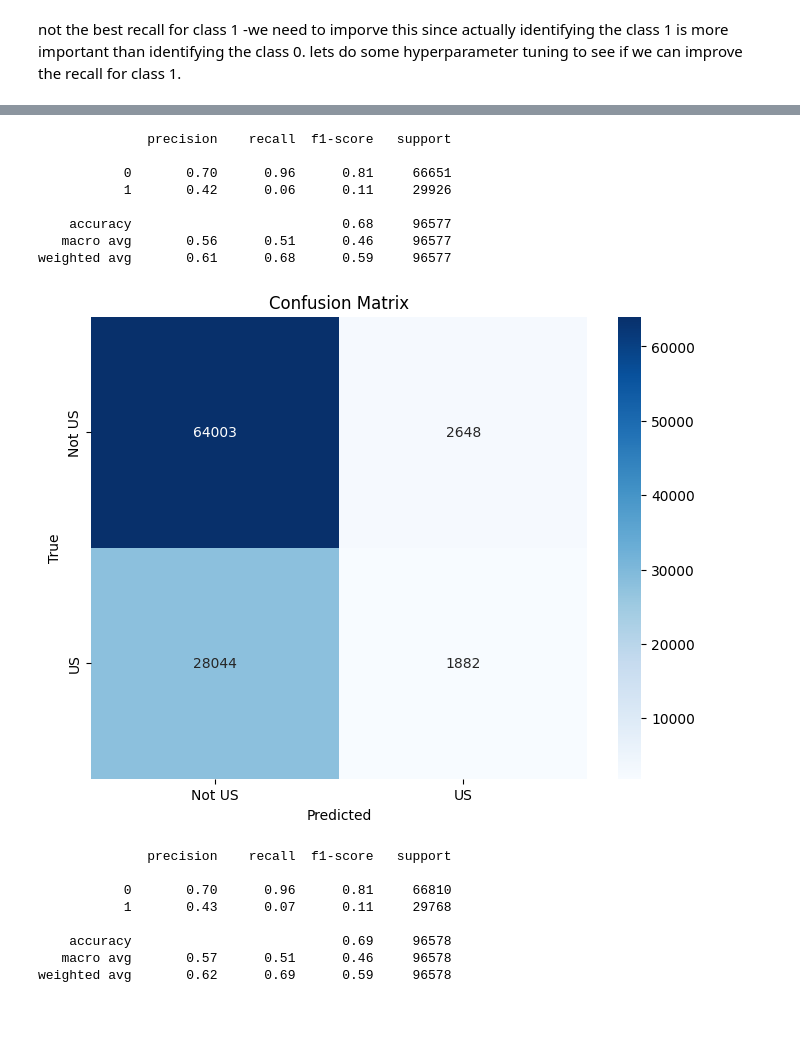
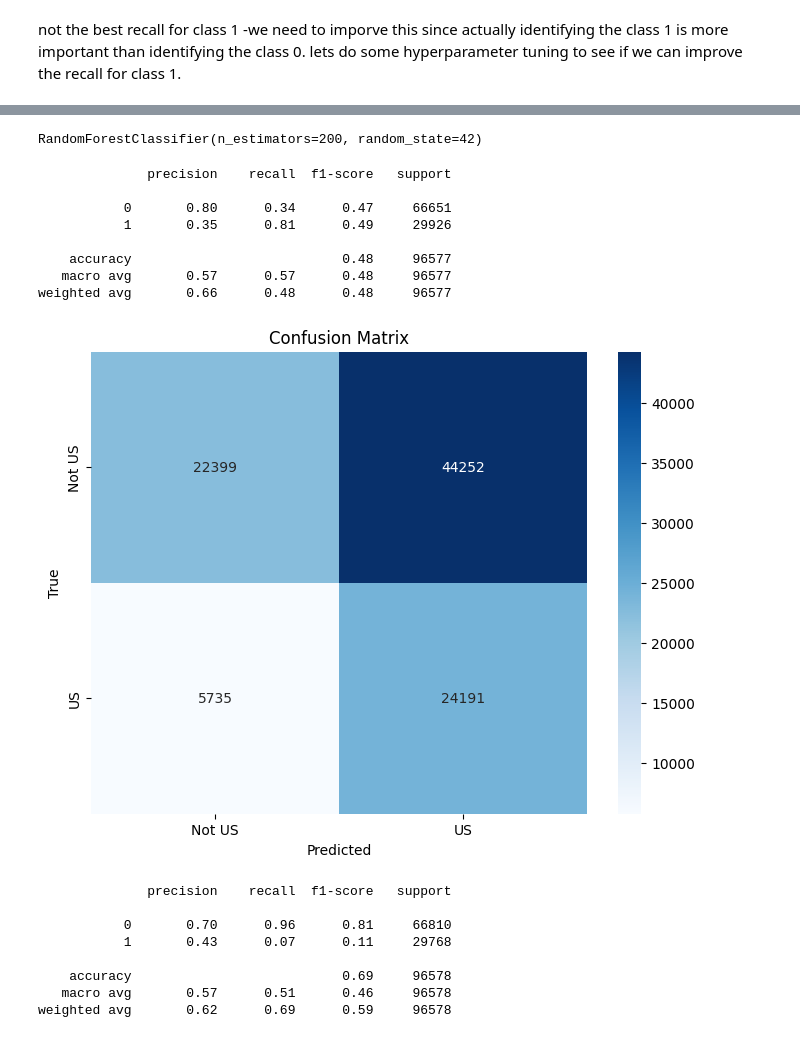
Before and after one commit to Ayan-Sengupta/us_location_identifier, a Jupyter notebook: src/experiment.ipynb, the cells around one changed output, grey strips where cells are left out. Saved outputs shown, nothing was run; the diff lists cells and outputs as text; code cells hidden in the pictures.

```diff
--- a/src/experiment.ipynb
+++ b/src/experiment.ipynb
@@ -278,28 +278,31 @@ Best cross-validation score:  0.1484074472519353
 # fit the model with the best parameters on the full training set
 best_rfc = RandomForestClassifier(**random_search.best_params_, random_state=42)
 best_rfc.fit(X_train, y_train)
-# predict on the validation set
-y_val_pred = best_rfc.predict(X_val)
-# check performance of the model
-# Print classification report
-print(classification_report(y_val, y_val_pred))
-# Print confusion matrix
-cm = confusion_matrix(y_val, y_val_pred)
-plt.figure(figsize=(8, 6))
-sns.heatmap(cm, annot=True, fmt='d', cmap='Blues', xticklabels=['Not US', 'US'], yticklabels=['Not US', 'US'])
-plt.title('Confusion Matrix')
-plt.xlabel('Predicted')
-plt.ylabel('True')
-plt.show()
 # %% [output]
-              precision    recall  f1-score   support
-
-           0       0.70      0.96      0.81     66651
-           1       0.42      0.06      0.11     29926
-
-    accuracy                           0.68     96577
-   macro avg       0.56      0.51      0.46     96577
-weighted avg       0.61      0.68      0.59     96577
+RandomForestClassifier(n_estimators=200, random_state=42)
-[figure, removed]
+# %%
+# predict on the validation set
+y_val_pred = best_rfc.predict_proba(X_val)[:, 1] > 0.30
+# check performance of the model
+# Print classification report
+print(classification_report(y_val, y_val_pred))
+# Print confusion matrix
+cm = confusion_matrix(y_val, y_val_pred)
+plt.figure(figsize=(8, 6))
+sns.heatmap(cm, annot=True, fmt='d', cmap='Blues', xticklabels=['Not US', 'US'], yticklabels=['Not US', 'US'])
+plt.title('Confusion Matrix')
+plt.xlabel('Predicted')
+plt.ylabel('True')
+plt.show()
+# %% [output]
+              precision    recall  f1-score   support
+
+           0       0.80      0.34      0.47     66651
+           1       0.35      0.81      0.49     29926
+
+    accuracy                           0.48     96577
+   macro avg       0.57      0.57      0.48     96577
+weighted avg       0.66      0.48      0.48     96577
+[figure, added]
 # %%
 # predict on the test set
```
Also changed, not shown: parts of 4 cells of this notebook.
